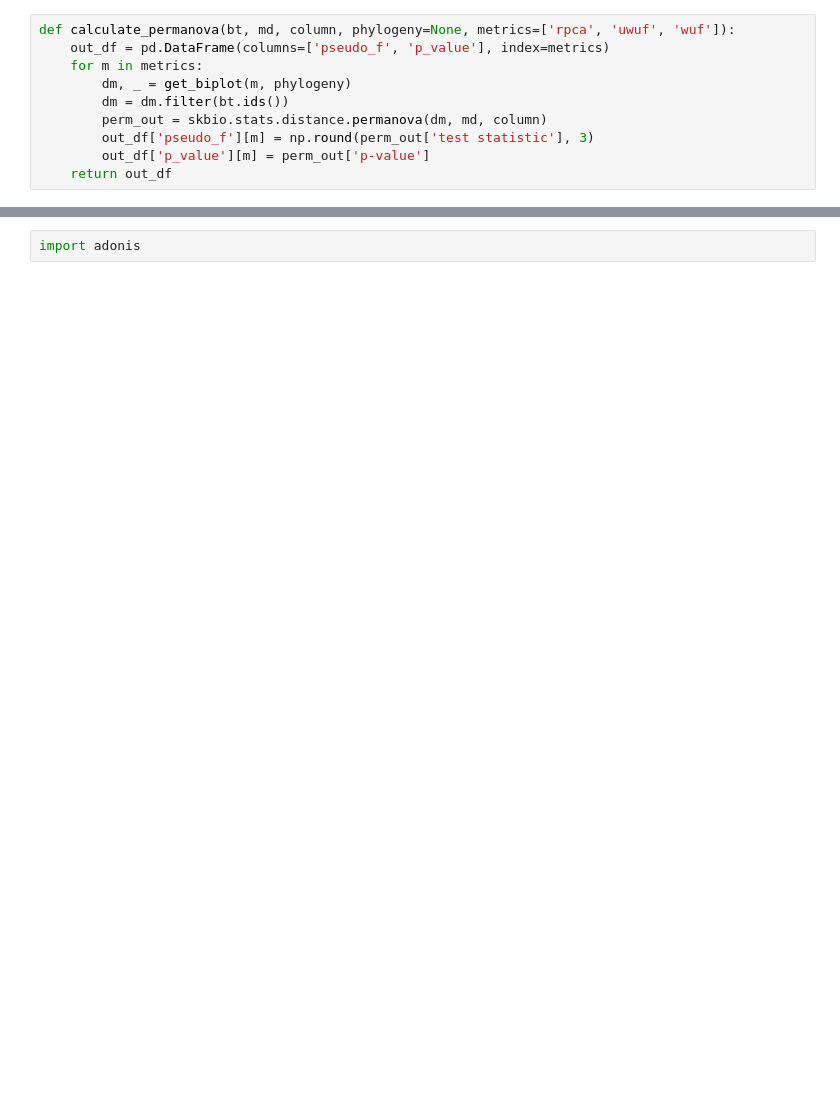
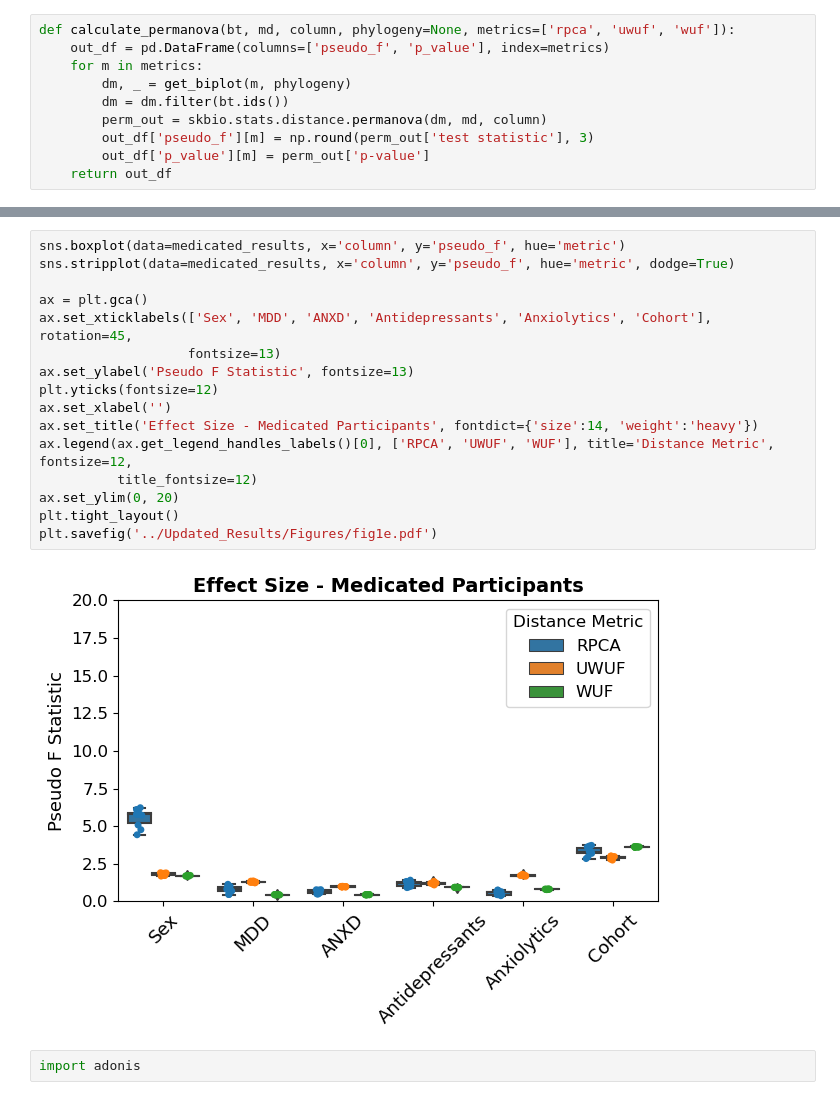
Before and after one commit to ahdilmore/Tulsa1000_microbiome, a Jupyter notebook: Updated_Notebooks/OrdinationAnalysis.ipynb, the cells around one changed output, grey strips where cells are left out. Drawn from its saved outputs; the diff is of its cells as text; blank space fills up the shorter version.

```diff
--- a/Updated_Notebooks/OrdinationAnalysis.ipynb
+++ b/Updated_Notebooks/OrdinationAnalysis.ipynb
@@ -239,3 +314,21 @@ for tick in ax13.get_xticklabels():
+# %%
+sns.boxplot(data=medicated_results, x='column', y='pseudo_f', hue='metric')
+sns.stripplot(data=medicated_results, x='column', y='pseudo_f', hue='metric', dodge=True)
+
+ax = plt.gca()
+ax.set_xticklabels(['Sex', 'MDD', 'ANXD', 'Antidepressants', 'Anxiolytics', 'Cohort'], rotation=45,
+                   fontsize=13)
+ax.set_ylabel('Pseudo F Statistic', fontsize=13)
+plt.yticks(fontsize=12)
+ax.set_xlabel('')
+ax.set_title('Effect Size - Medicated Participants', fontdict={'size':14, 'weight':'heavy'})
+ax.legend(ax.get_legend_handles_labels()[0], ['RPCA', 'UWUF', 'WUF'], title='Distance Metric', fontsize=12,
+          title_fontsize=12)
+ax.set_ylim(0, 20)
+plt.tight_layout()
+plt.savefig('../Updated_Results/Figures/fig1e.pdf')
+# %% [output]
+[figure, added]
 # %%
 import adonis
 # %%
```
Also changed, not shown: parts of 67 cells of this notebook, 3 other files.
